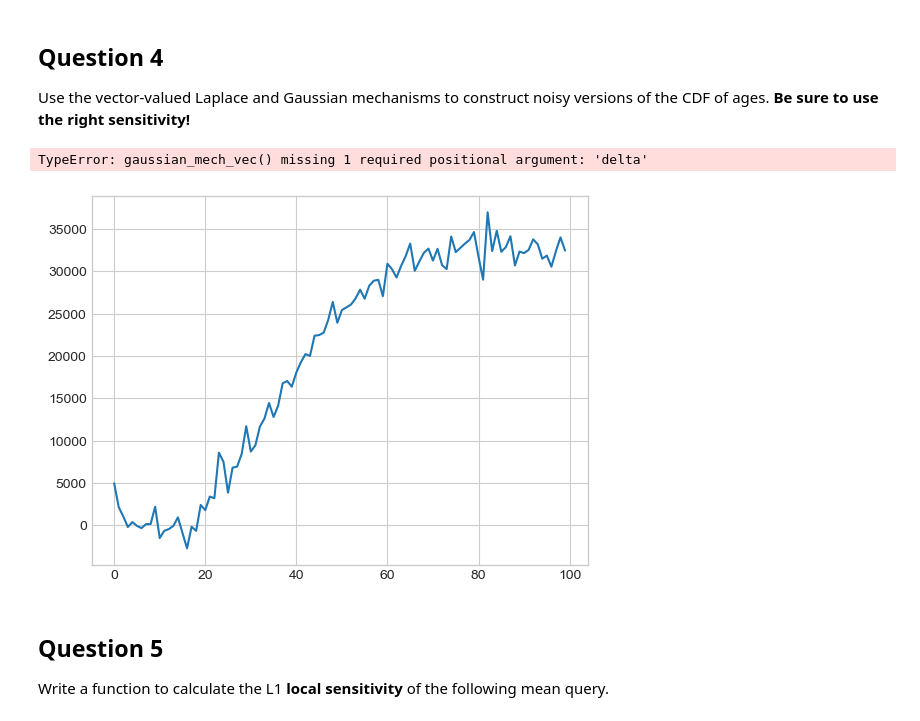
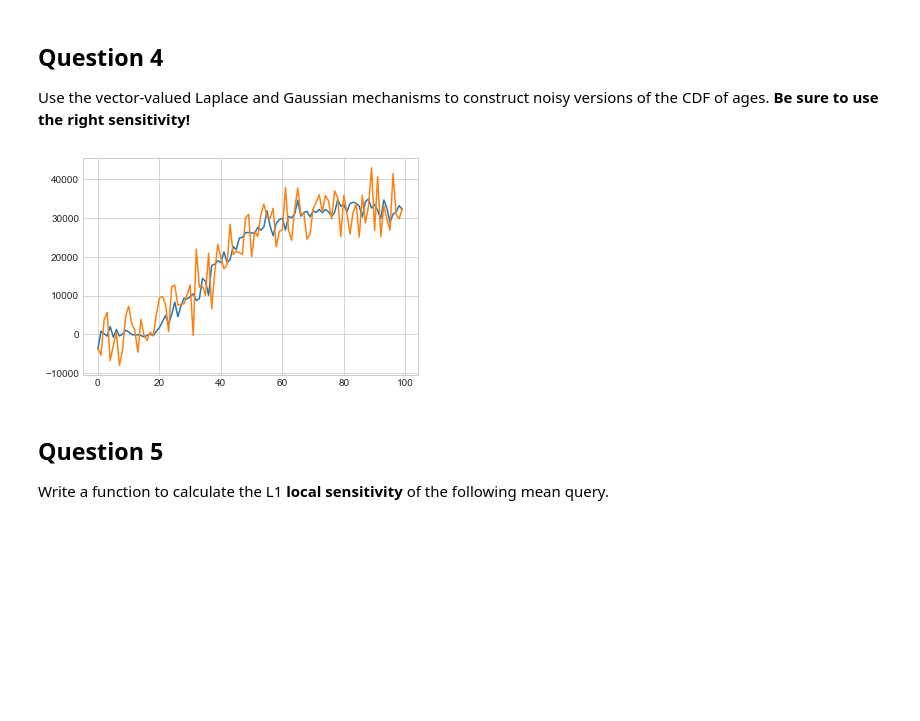
Before and after one commit to 5cw/cs211-data-privacy, a Jupyter notebook: exercises/CS211_Ex_10-03-22.ipynb, the cells around one changed output. Drawn from its saved outputs; the diff is of its cells as text; code cells hidden in the pictures; blank space fills up the shorter version.

```diff
--- a/exercises/CS211_Ex_10-03-22.ipynb
+++ b/exercises/CS211_Ex_10-03-22.ipynb
@@ -87,17 +87,16 @@ Use the vector-valued Laplace and Gaussian mechanisms to construct noisy version
 # %%
 def laplace_cdf(epsilon):
     a = adult['Age']
     return laplace_mech_vec([len(a[a < i]) for i in range(100)], 100, epsilon)
 
 def gaussian_cdf(epsilon, delta):
     a = adult['Age']
-    return gaussian_mech_vec([len(a[a < i]) for i in range(100)], 100, epsilon)
+    return gaussian_mech_vec([len(a[a < i]) for i in range(100)], 100, epsilon, delta)
 
 plt.plot(laplace_cdf(0.1));
 plt.plot(gaussian_cdf(0.1, 1e-5));
 # %% [output]
-TypeError: gaussian_mech_vec() missing 1 required positional argument: 'delta'
-[figure, old version]
+[figure, new version]
 # %% [markdown]
 ## Question 5
 
```
Also changed, not shown: 1 other file.
